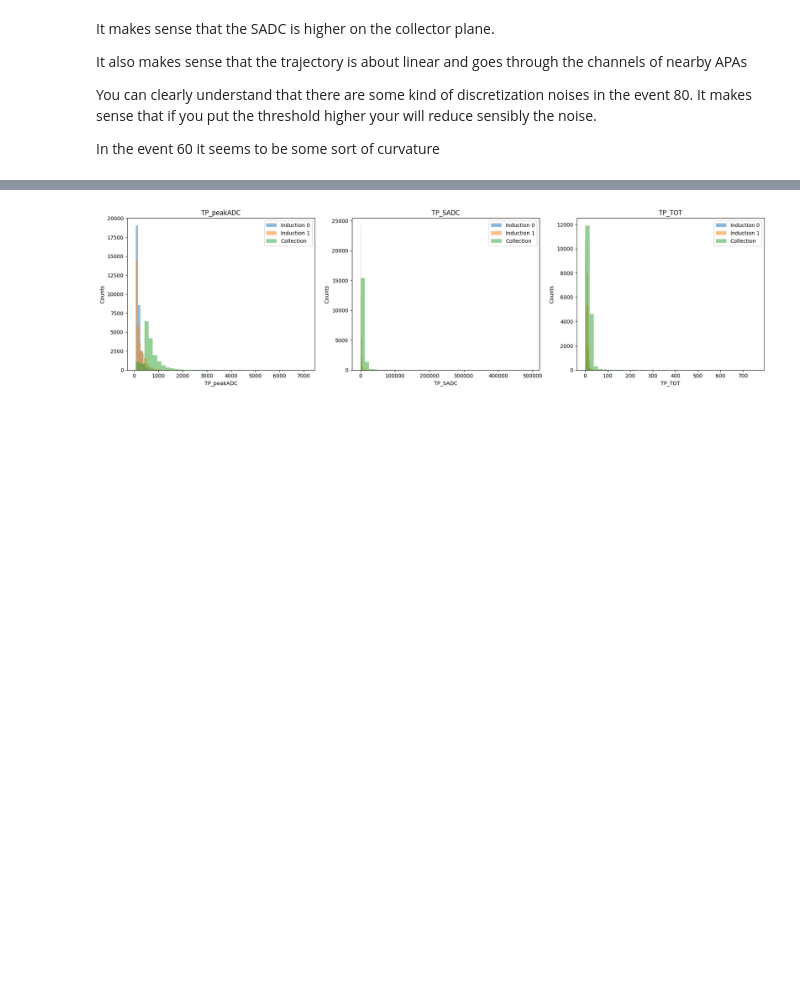
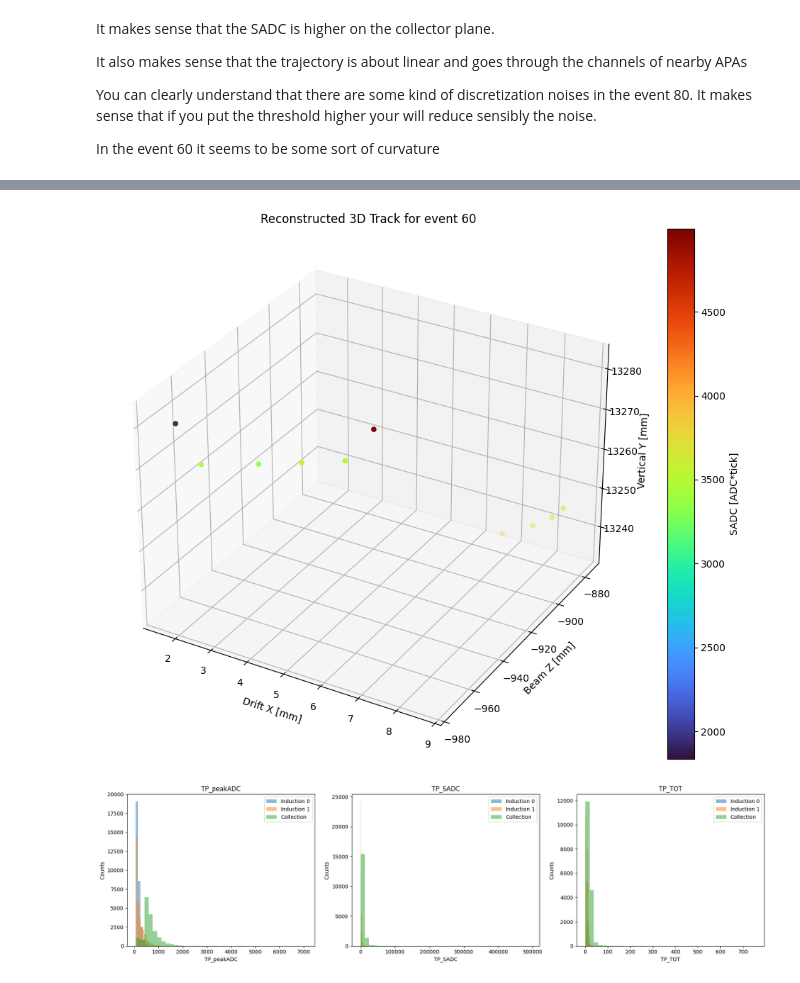
Before and after one commit to JuliaFavaro/SS25_TP_ProtoDUNE, a Jupyter notebook: src/MC_data.ipynb, the cells around one changed output, grey strips where cells are left out. Saved outputs shown, nothing was run; the diff lists cells and outputs as text; code cells hidden in the pictures; blank space fills up the shorter version.

```diff
--- a/src/MC_data.ipynb
+++ b/src/MC_data.ipynb
@@ -135,3 +126,70 @@ plot_plane_activity(tps)
+# %%
+def reconstruct_3d_track(df, event, hit_threshold=80,tick_period_us=0.1, max_drift_length_mm=3600, wire_pitch=3.0): #understand what the wire pitch is
+    '''
+    3D reconstruction, oriented so that x (drift) and z (beam) are on the base, y (vertical) is height.
+    '''
+    # Wire angles (in degrees): plane 0 = +60°, plane 1 = -60°, plane 2 = 0°
+    wire_angles = {0: +60, 1: -60, 2: 0}
+    wire_angles_rad = {plane: np.deg2rad(angle) for plane, angle in wire_angles.items()}
+
+    tps_event = df[(df.event == event) & (df.TP_peakADC > hit_threshold)]
+    if len(tps_event) == 0:
+        print("No hits above threshold for this event.")
+        return
+
+    # Drift velocity and time of flight
+    min_tick = tps_event.TP_peakT.min()
+    max_tick = tps_event.TP_peakT.max()
+    delta_t_tick = max_tick - min_tick
+    delta_t_us = delta_t_tick * tick_period_us # Convert to microseconds (assuming time resolution = 100 ns)
+    v_drift = 1.6 # mm/us
+
+    tps_event = tps_event.assign(drift_bin = ((tps_event.TP_peakT - min_tick) // 2).astype(int)) #assign drift bins to each event for each tick
+
+    points_3d = []
+    charges_3d = []
+
+    #try to stitch together the APAs
+    for drift_bin, group in tps_event.groupby("drift_bin"):
+        if all(plane in group.TP_plane.values for plane in [0,1,2]):
+            chans = {plane: group[group.TP_plane==plane].TP_channel.iloc[0] for plane in [0,1,2]}
+            # Plane 2 (vertical wires): y = channel*pitch, z = 0
+            y2 = chans[2] * wire_pitch
+            z2 = 0
+            # Plane 0 (+60°): y = channel*pitch*cos(60), z = channel*pitch*sin(60)
+            y0 = chans[0] * wire_pitch * np.cos(wire_angles_rad[0])
+            z0 = chans[0] * wire_pitch * np.sin(wire_angles_rad[0])
+            # Plane 1 (-60°): y = channel*pitch*cos(-60), z = channel*pitch*sin(-60)
+            y1 = chans[1] * wire_pitch * np.cos(wire_angles_rad[1])
+            z1 = chans[1] * wire_pitch * np.sin(wire_angles_rad[1])
+            # Approximate the true crossing as the average
+            y = np.mean([y0, y1, y2])
+            z = np.mean([z0, z1, z2])
+            t_tick = min_tick + drift_bin*2
+            x = (t_tick - min_tick) * tick_period_us * v_drift
+            q = np.mean([group[group.TP_plane==p].TP_SADC.iloc[0] for p in [0,1,2]])
+            points_3d.append((x, z, y))  # Note the order: x, z, y
+            charges_3d.append(q)
+
+    if len(points_3d) == 0:
+        print("No matched 3D points found.")
+        return
+
+    xs, zs, ys = zip(*points_3d)
+    fig = plt.figure(figsize=(10,8))
+    ax = fig.add_subplot(111, projection='3d')
+    sc = ax.scatter(xs, zs, ys, c=charges_3d, cmap="turbo", s=20)
+    ax.set_xlabel('Drift X [mm]')
+    ax.set_ylabel('Beam Z [mm]')
+    ax.set_zlabel('Vertical Y [mm]')
+    ax.set_title(f'Reconstructed 3D Track for event {event}')
+    fig.colorbar(sc, label="SADC [ADC*tick]")
+    plt.tight_layout()
+    plt.show()
+
+reconstruct_3d_track(tps, 60)
+# %% [output]
+[figure, added]
 # %%
 # Plot histograms of TP properties for each plane
 plane_labels = {0: "Induction 0", 1: "Induction 1", 2: "Collection"}
```
Also changed, not shown: parts of 6 cells of this notebook.
